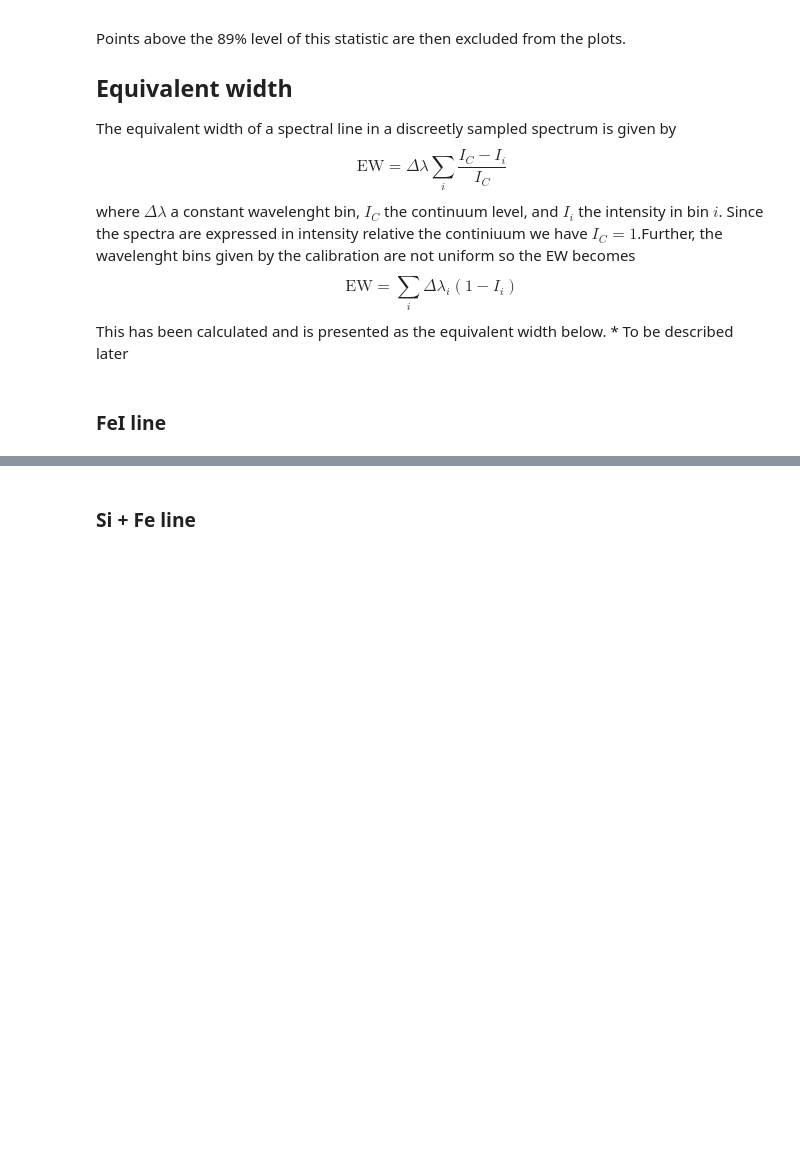
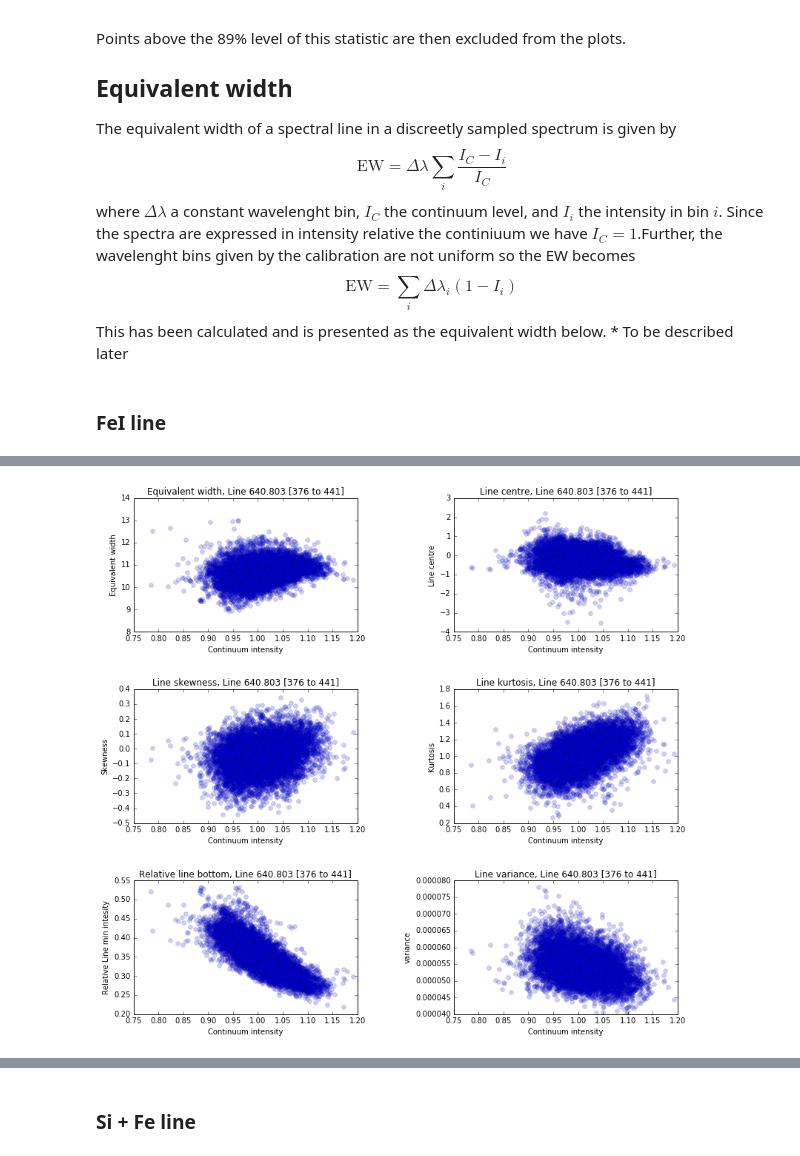
Before and after one commit to Tobychev/Danspectra, a Jupyter notebook: 6405_region.ipynb, the cells around one changed output, grey strips where cells are left out. Drawn from its saved outputs; the diff is of its cells as text; code cells hidden in the pictures; blank space fills up the shorter version.

```diff
--- a/6405_region.ipynb
+++ b/6405_region.ipynb
@@ -86,21 +98,13 @@ $$
 $$
 This has been calculated and is presented as the equivalent width below.
 \* To be described later
-# %%
-mes = {}
-mes["FeI top 5%"]  = FeI.measure_linecores(s6405_t5p)
-mes["Myst top 5%"] = myst.measure_linecores(s6405_t5p)
-mes["SiFe top 5%"] = SiFe.measure_linecores(s6405_t5p)
-mes["CN top 5%"]   = CN.measure_linecores(s6405_t5p)
-mes["CN? top 5%"]   = CNq.measure_linecores(s6405_t5p)
-
-EW = {}
-EW["FeI top 5%"]  = FeI.measure_EW(s6405_t5p)
-EW["FeI segm"]  = FeI.measure_EW(s6405_seg)
-EW["Myst top 5%"] = myst.measure_EW(s6405_t5p)
-EW["Myst segm"] = myst.measure_EW(s6405_seg)
-EW["SiFe top 5%"] = SiFe.measure_EW(s6405_t5p)
-EW["CN top 5%"]   = CN.measure_EW(s6405_t5p)
-EW["CN? top 5%"]   = CNq.measure_EW(s6405_t5p)
+# %%
+#Helpful constants
+vel = 0; bot = 1; con = 2; err = 3; ew  = 4; mn  = 5; var = 6; ske = 7; kur = 8
+mesFeI   = FeI.measure(s6405_t5p)
+mesSiFe  = SiFe.measure(s6405_t5p)
+mesmyst  = myst.measure(s6405_t5p)
+mesCN    = CN.measure(s6405_t5p)
+mesCNq   = CNq.measure(s6405_t5p)
 # %% [markdown]
 ### FeI line
@@ -148,0 +111,5 @@ pl.show()
+# %%
+pl.rcParams["figure.figsize"] = (12,11)
+vis.plot_linemap(mesFeI,FeI)
+# %% [output]
+[figure, added]
```
Also changed, not shown: parts of 17 cells of this notebook, 1 other file.
